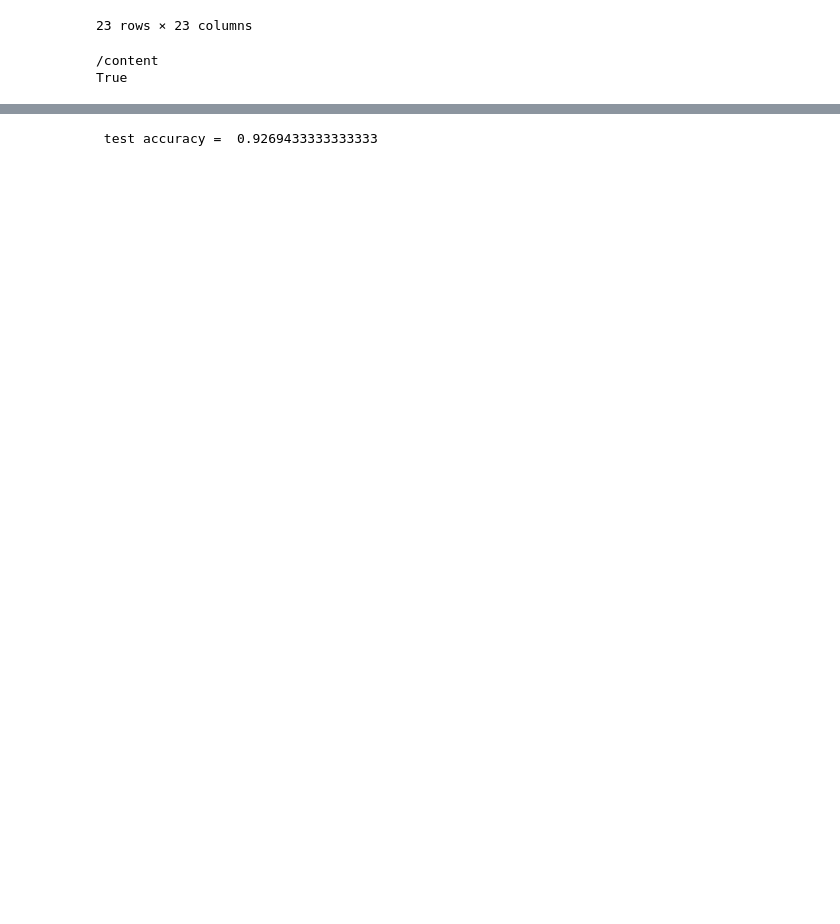
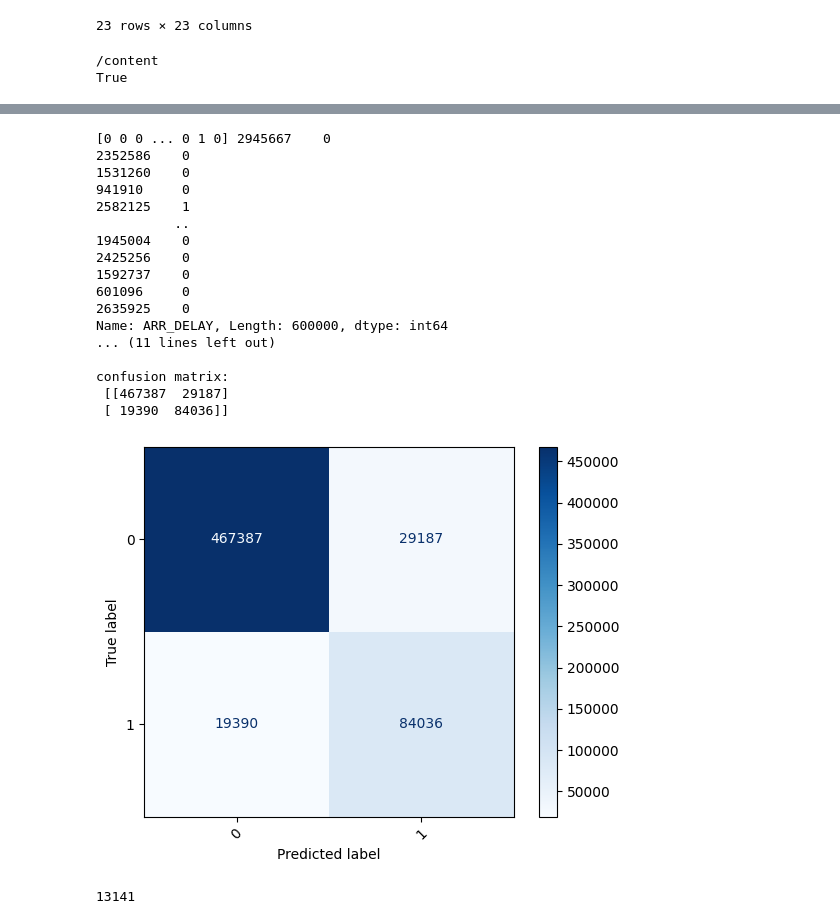
Before and after one commit to mohit12kumar/dataset4, a Jupyter notebook: Untitled12.ipynb, the cells around one changed output, grey strips where cells are left out. Saved outputs shown, nothing was run; the diff lists cells and outputs as text; code cells hidden in the pictures; blank space fills up the shorter version.

```diff
--- a/Untitled12.ipynb
+++ b/Untitled12.ipynb
@@ -984,4 +323,44 @@ Name: ARR_DELAY, Length: 600000, dtype: int64
-# %%
-print("\n test accuracy = ",accuracy_score(y_test,y_pred))
-# %% [output]
- test accuracy =  0.9269433333333333
+# %%
+rf = RandomForestClassifier(
+    n_estimators=200,        # 🔥 reduced (400 → 150)
+    max_depth=15,            # 🔥 limit depth
+    min_samples_split=10,
+    min_samples_leaf=5,
+    class_weight='balanced',
+    n_jobs=2,                # 🔥 LIMIT CPU (important)
+    random_state=42
+)
+rf.fit(x_train, y_train)
+rf_pred = rf.predict(x_test)
+print(rf_pred,y_test)
+print("\n test accuracy = ",accuracy_score(y_test,rf_pred))
+print("Report:\n", classification_report(y_test, rf_pred))
+from functools import cmp_to_key
+c1 = confusion_matrix(y_test,rf_pred)
+print("confusion matrix:\n",c1)
+unique_labels = sorted(list(set(y_test).union(set(rf_pred))))
+cm_display = ConfusionMatrixDisplay(confusion_matrix=c1,display_labels=unique_labels)
+cm_display.plot(cmap = "Blues",xticks_rotation = 45)
+plt.show()
+import gc
+gc.collect()
+# %% [output]
+[0 0 0 ... 0 1 0] 2945667    0
+2352586    0
+1531260    0
+941910     0
+2582125    1
+          ..
+1945004    0
+2425256    0
+1592737    0
+601096     0
+2635925    0
+Name: ARR_DELAY, Length: 600000, dtype: int64
+... (11 lines left out)
+
+confusion matrix:
+ [[467387  29187]
+ [ 19390  84036]]
+[figure, added]
+13141
```
Also changed, not shown: parts of 77 cells of this notebook.
